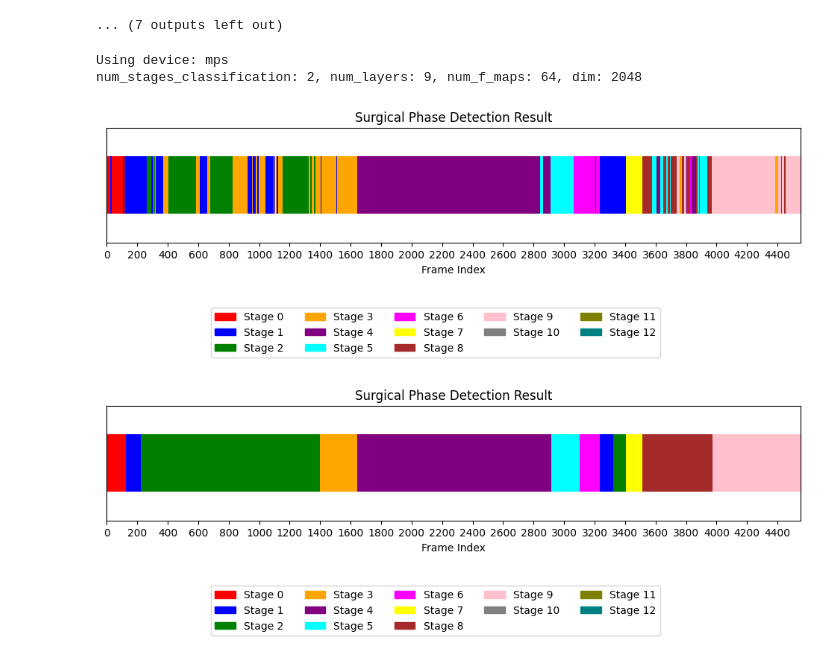
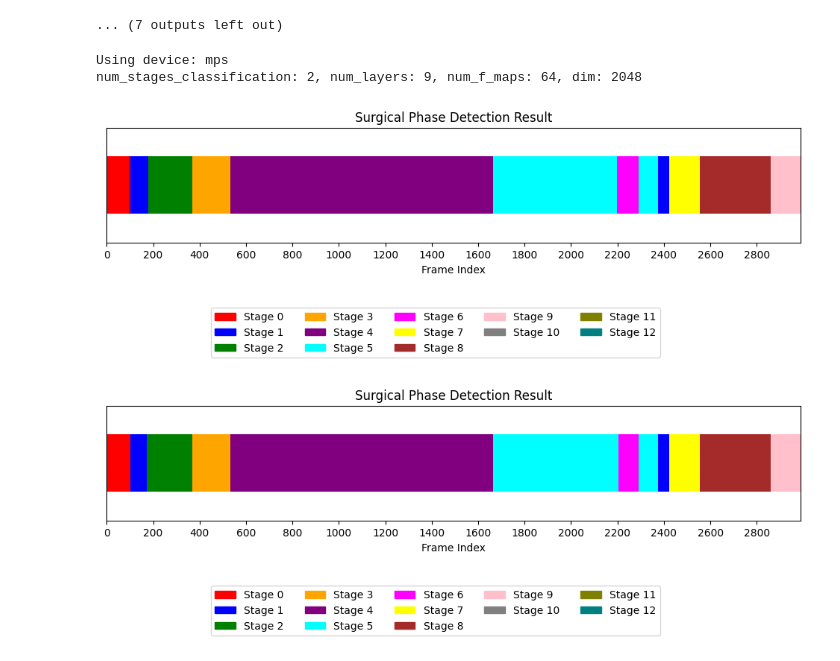
Before and after one commit to wht0703/TeCNO, a Jupyter notebook: test_tcn.ipynb, the cells around one changed output. Drawn from its saved outputs; the diff is of its cells as text; code cells hidden in the pictures.

```diff
--- a/test_tcn.ipynb
+++ b/test_tcn.ipynb
@@ -229,33 +229,33 @@ def plot_surgical_phases(labels):
     for start, end, lbl in groups:
         width = end - start + 1
         color = fixed_color_mapping.get(lbl, 'black')  # default to black if not mapped
         ax.add_patch(patches.Rectangle((start, bar_y), width, bar_height,
                                        facecolor=color, edgecolor='none'))
 
     ax.set_xlim(0, num_frames)
     ax.set_ylim(0, 1)
     ax.set_xlabel('Frame Index')
     ax.set_title('Surgical Phase Detection Result')
     ax.set_xticks(np.arange(0, num_frames, 200))
     ax.set_yticks([])
     legend_handles = []
     for phase, color in fixed_color_mapping.items():
         legend_handles.append(patches.Patch(color=color, label=f'Stage {phase}'))
     ax.legend(
         handles=legend_handles,
         loc="lower left",
         bbox_to_anchor=(0.15, -1, num_frames, 0.5),
         ncol=5,
         borderaxespad=0.
     )
     plt.show()
 
 
-pred, gt = inference(97)
+pred, gt = inference(86)
 plot_surgical_phases(pred)
 plot_surgical_phases(gt)
 # %% [output]
 Using device: mps
 num_stages_classification: 2, num_layers: 9, num_f_maps: 64, dim: 2048
-[figure, old version]
+[figure, new version]
-[figure, old version]
+[figure, new version]
```
Also changed, not shown: parts of 1 cell of this notebook, 19 other files.
